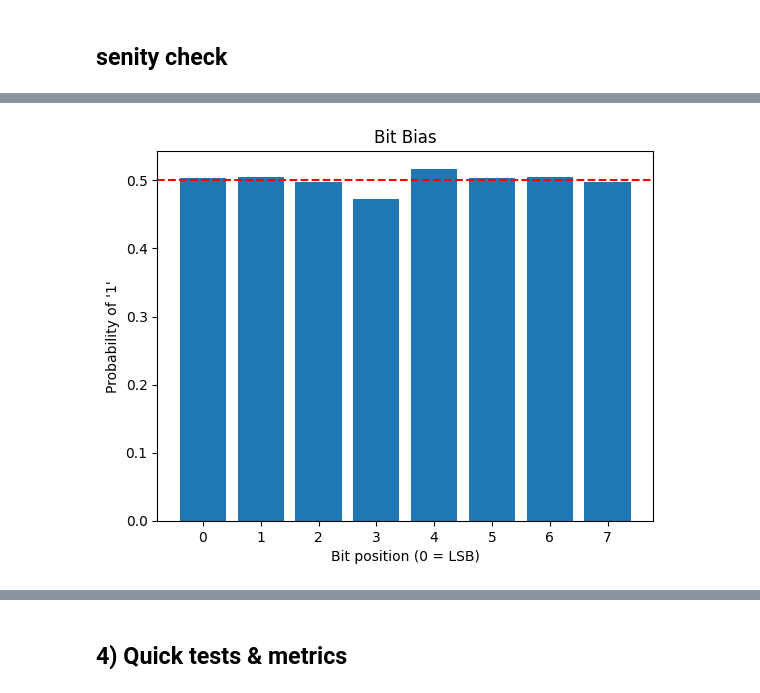
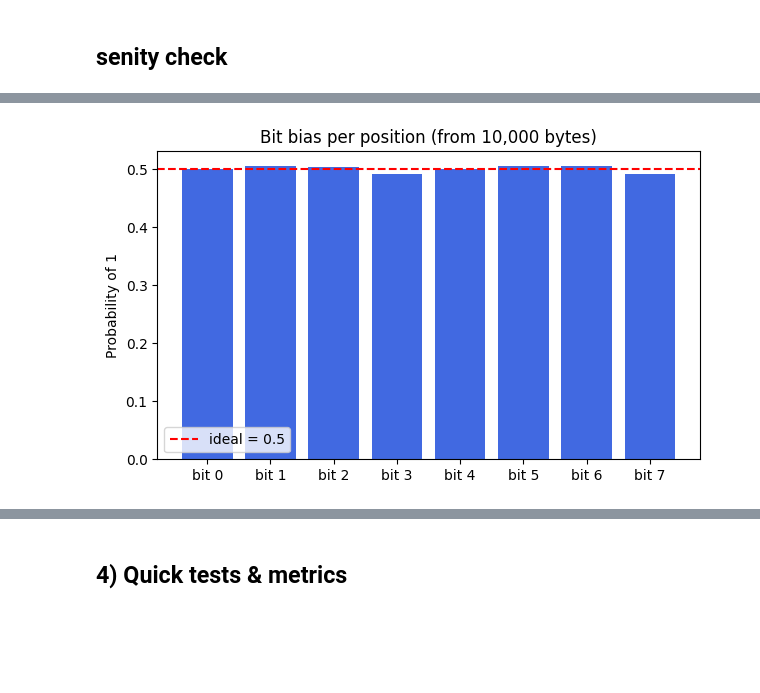
Before and after one commit to alonab01/chipwhisperer, a Jupyter notebook: secure-hardware/TRNG/temp_sen_trng/TRNG_temp_sen_XMEGA_Testbench.ipynb, the cells around one changed output, grey strips where cells are left out. Cells and saved outputs as stored; diff of their text form; code cells hidden in the pictures; blank space fills up the shorter version.

```diff
--- a/secure-hardware/TRNG/temp_sen_trng/TRNG_temp_sen_XMEGA_Testbench.ipynb
+++ b/secure-hardware/TRNG/temp_sen_trng/TRNG_temp_sen_XMEGA_Testbench.ipynb
@@ -22,7 +22,7 @@ import matplotlib.pyplot as plt
 from tqdm.notebook import trange
 
 scope = cw.scope()
-target = cw.target(scope, cw.targets.SimpleSerial)
+target = cw.target(scope, cw.targets.SimpleSerial2)
 scope.default_setup()
 # %% [output]
 scope.gain.mode                          changed from low                       to high
@@ -81,0 +89,12 @@ Resp: 21
+# %%
+target.flush()
+# Encode "want" as a 2-byte little-endian payload
+N = 40
+payload = N.to_bytes(1, 'little')
+
+# Ask target for that chunk
+target.simpleserial_write('b', payload)
+
+# Read exactly 'want' bytes (no ack check until final)
+random_bytes = target.simpleserial_read('r', N, timeout=200000)
+print(random_bytes)  # Should be N bytes
@@ -84,47 +288,70 @@ Resp: 21
 # %%
 import numpy as np
-import matplotlib.pyplot as plt
+import time
+import logging   # <-- add this
 
-# ===== 1. Collect random bytes from target =====
-N = 100000   # number of random bytes to collect
-rand_bytes = []
+# Silence ChipWhisperer "Target" warnings
+logging.getLogger("ChipWhisperer Target").setLevel(logging.ERROR)
 
-for _ in range(N):
-    target.simpleserial_write('t', b'')              # request one byte
-    resp = target.simpleserial_read('t', 1, timeout=2000)
-    if resp:
-        rand_bytes.append(resp[0])
+CHUNK = 100            # safe per-request size
+I = 1250
+N = I*CHUNK               # total bytes you want
+buf = bytearray()
 
-rand_bytes = np.array(rand_bytes, dtype=np.uint8)
+# Loop until we have N bytes
+remaining = N
+while remaining > 0:
+    target.flush()
+    want = min(CHUNK, remaining)
 
-print(f"Collected {len(rand_bytes)} random bytes")
+    # Encode "want" as a 2-byte little-endian payload
+    payload = want.to_bytes(2, 'little')
 
-# ===== 2. Bit bias analysis =====
-bit_counts = np.zeros(8)
-for i in range(8):
-    bit_counts[i] = np.sum((rand_bytes >> i) & 1)
+    # Ask target for that chunk
+    target.simpleserial_write('b', payload)
 
-bit_bias = bit_counts / len(rand_bytes)  # fraction of 1s per bit
+    # Read exactly 'want' bytes (no ack check until final)
+    chunk = target.simpleserial_read('r', want, timeout=2000)
+    if chunk is None or len(chunk) != want:
+        print("Bad block, skipping…")
+        continue
+    # if chunk is None:
+    #     raise RuntimeError("Timeout waiting for target")
 
-print("Bit biases (probability of '1' for each bit position):")
-for i, p in enumerate(bit_bias):
-    print(f"Bit {i}: {p:.4f}")
+    buf.extend(chunk)
+    remaining -= want
+    # time.sleep(1)   # 10 ms gap between chunks
 
-plt.bar(range(8), bit_bias)
-plt.axhline(0.5, color='r', linestyle='--')
-plt.xlabel("Bit position (0 = LSB)")
-plt.ylabel("Probability of '1'")
-plt.title("Bit Bias")
+
+# ---------- Analysis ----------
+data = np.frombuffer(buf, dtype=np.uint8)
+biases = []
+
+for b in range(8):
+    ones = np.count_nonzero((data >> b) & 1)
+    p1 = ones / len(data)
+    biases.append(p1)
+    print(f"bit {b}: p1={p1:.5f}")
+
+# ---------- Plot ----------
+plt.figure(figsize=(7,4))
+plt.bar(range(8), biases, color="royalblue")
+plt.axhline(0.5, color="red", linestyle="--", label="ideal = 0.5")
+plt.xticks(range(8), [f"bit {i}" for i in range(8)])
+plt.ylabel("Probability of 1")
+plt.title("Bit bias per position (from 10,000 bytes)")
+plt.legend()
 plt.show()
 
+
 # ===== 3. Byte value distribution =====
-values, counts = np.unique(rand_bytes, return_counts=True)
-probs = counts / len(rand_bytes)
+values, counts = np.unique(data, return_counts=True)
+probs = counts / len(data)
 
 print("\nByte distribution stats:")
 print(f"Min prob: {probs.min():.4f}, Max prob: {probs.max():.4f}, Expected = {1/256:.4f}")
 
-plt.hist(rand_bytes, bins=256, range=(0, 255), density=True, color='skyblue')
+plt.hist(data, bins=256, range=(0, 255), density=True, color='skyblue')
 plt.axhline(1/256, color='r', linestyle='--', label="Uniform expected")
 plt.xlabel("Byte value (0–255)")
 plt.ylabel("Probability")
@@ -145,2 +370,2 @@ Bit 7: 0.4976
-[figure, old version]
+[figure, new version]
 Byte distribution stats:
```
Also changed, not shown: parts of 21 cells of this notebook, 9 other files.
